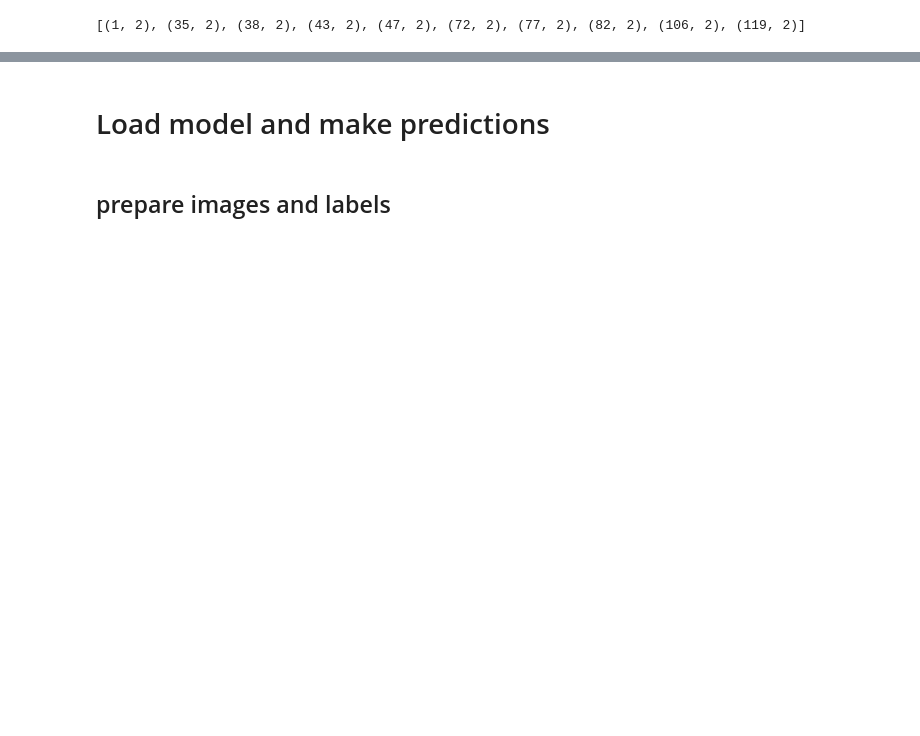
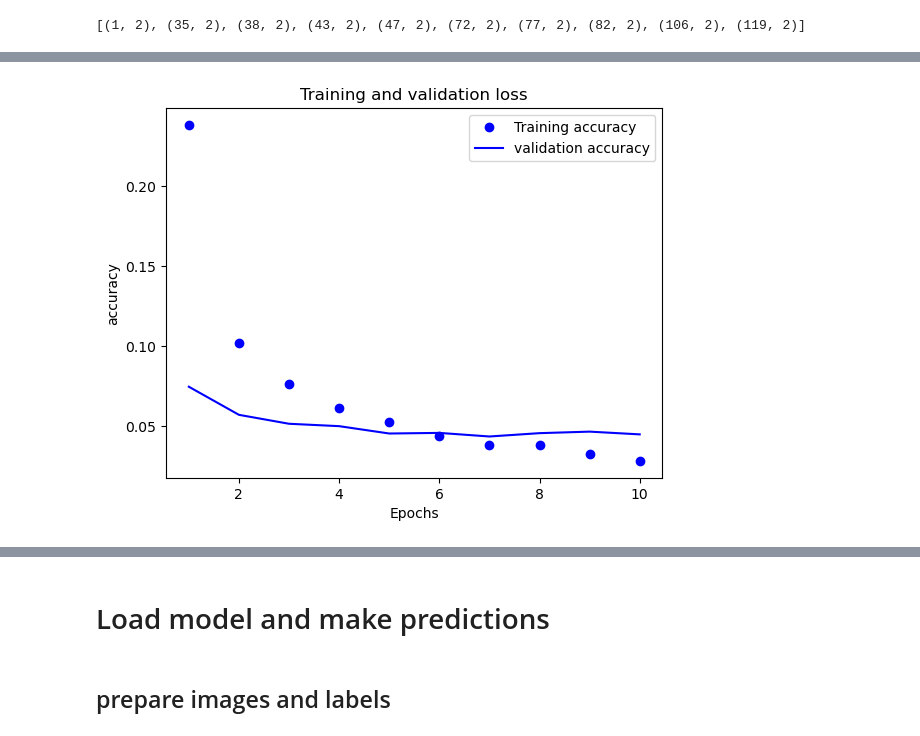
Before and after one commit to prysykes/adversarialAttacks23, a Jupyter notebook: FGSM.ipynb, the cells around one changed output, grey strips where cells are left out. Cells and saved outputs as stored; diff of their text form; code cells hidden in the pictures; blank space fills up the shorter version.

```diff
--- a/FGSM.ipynb
+++ b/FGSM.ipynb
@@ -82,7 +102,7 @@ class MNISTClassifier(tf.keras.Model):
 
         # Define the layers
         #for feature extration
-        self.conv1 = tf.keras.layers.Conv2D(32, kernel_size=(3, 3), activation='relu', input_shape=(28, 28, 1))
+        self.conv1 = tf.keras.layers.Conv2D(32, kernel_size=(3, 3), activation='relu', input_shape=(64, 64, 1))
         self.max_pool1 = tf.keras.layers.MaxPooling2D(pool_size=(2, 2))
         self.conv2 = tf.keras.layers.Conv2D(64, kernel_size=(3, 3), activation='relu')
         self.max_pool2 = tf.keras.layers.MaxPooling2D(pool_size=(2, 2))
@@ -116,4 +195,14 @@ class SavefinalTrainingLogitsProp(keras.callbacks.Callback):
         self.out = model.predict(x_train)
         self.prob = tf.nn.softmax(self.out)
         print(self.out.shape, self.prob.shape)
+# %%
+def plot_loss_acc(train_metric_values, val_metric_values, type=None, plt_title=None):
+    epochs = range(1, len(train_metric_values) +1)
+    plt.plot(epochs, train_metric_values, 'bo', label=f'Training {type}')
+    plt.plot(epochs, val_metric_values, 'b', label=f'validation {type}')
+    plt.title(plt_title)
+    plt.xlabel('Epochs')
+    plt.ylabel(f'{type}')
+    plt.legend()
+    plt.show()
 # %%
@@ -144,2 +233,8 @@ Epoch 10/10
 INFO:tensorflow:Assets written to: MNISTClassifier/assets
 INFO:tensorflow:Assets written to: MNISTClassifier/assets
+# %%
+loss_values = custom_history.history["loss"]
+val_loss_values = custom_history.history["val_loss"]
+plot_loss_acc(loss_values, val_loss_values, type='accuracy',  plt_title="Training and validation loss")
+# %% [output]
+[figure, added]
```
Also changed, not shown: parts of 35 cells of this notebook.
